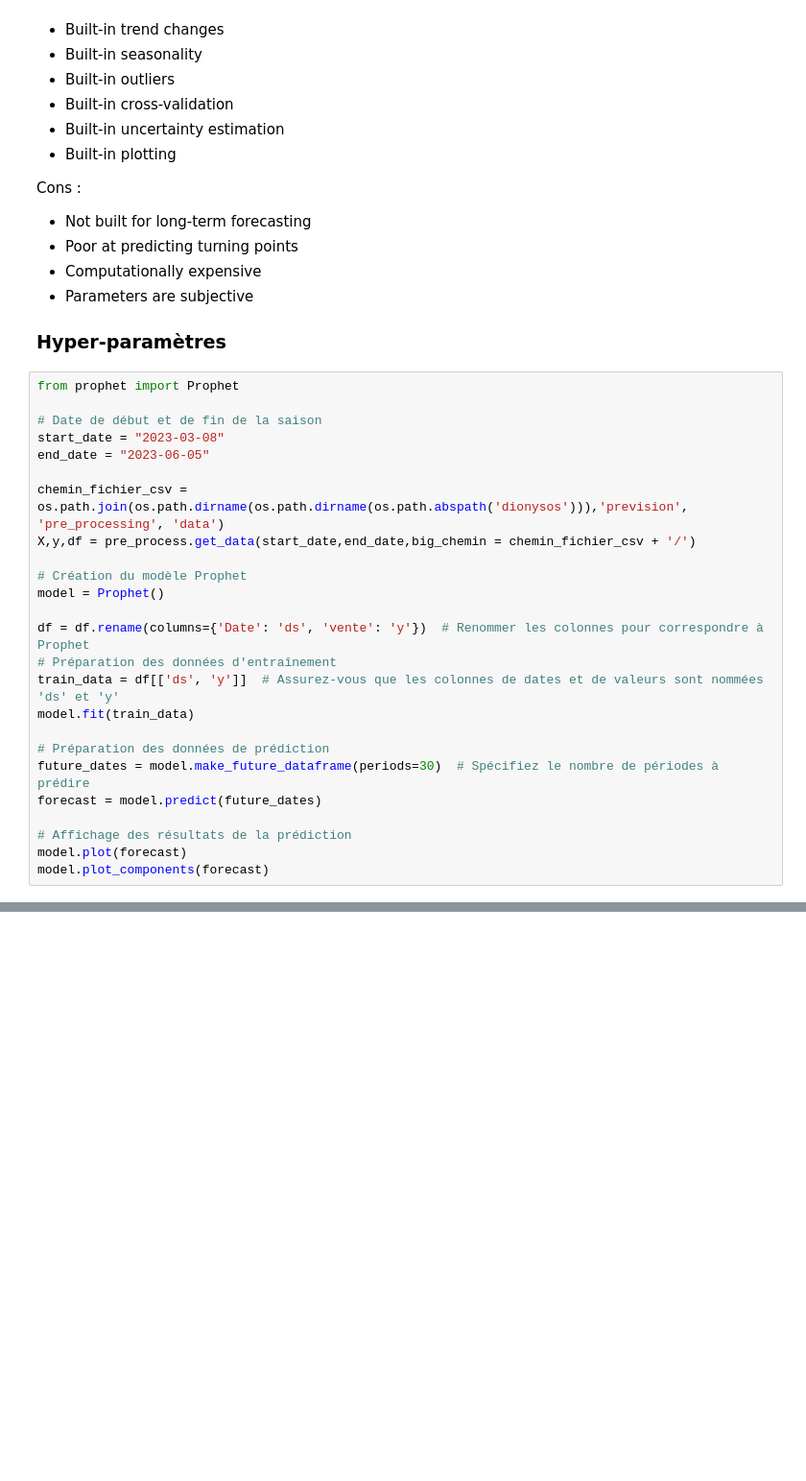
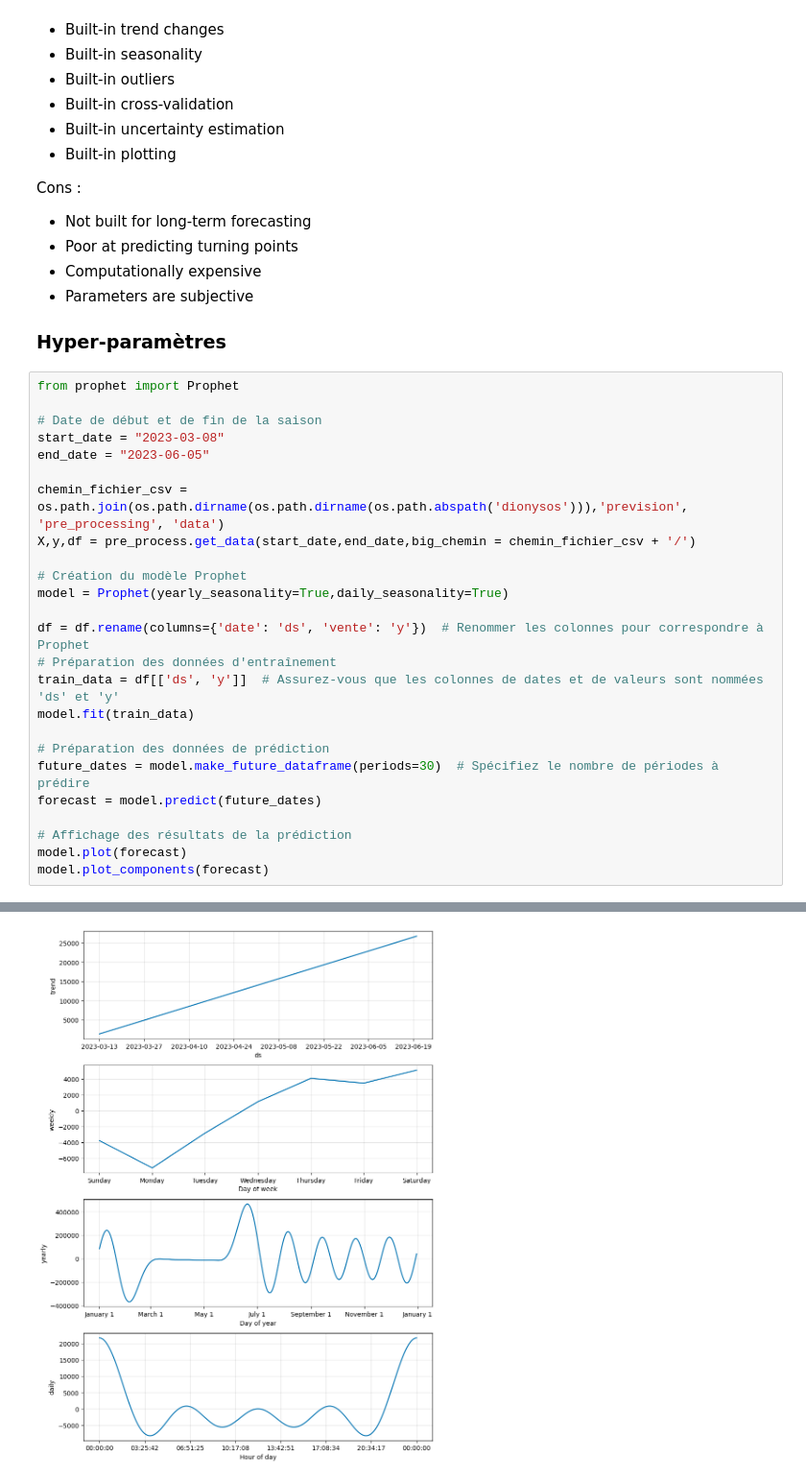
Before and after one commit to Last-Autumn-Leaf/dionysos, a Jupyter notebook: notebooks/prevision.ipynb, the cells around one changed output, grey strips where cells are left out. Shown at 96% size. Drawn from its saved outputs; the diff is of its cells as text; blank space fills up the shorter version.

```diff
--- a/notebooks/prevision.ipynb
+++ b/notebooks/prevision.ipynb
@@ -298,9 +296,9 @@ chemin_fichier_csv = os.path.join(os.path.dirname(os.path.dirname(os.path.abspat
 X,y,df = pre_process.get_data(start_date,end_date,big_chemin = chemin_fichier_csv + '/')
 
 # Création du modèle Prophet
-model = Prophet()
+model = Prophet(yearly_seasonality=True,daily_seasonality=True)
 
-df = df.rename(columns={'Date': 'ds', 'vente': 'y'})  # Renommer les colonnes pour correspondre à Prophet
+df = df.rename(columns={'date': 'ds', 'vente': 'y'})  # Renommer les colonnes pour correspondre à Prophet
 # Préparation des données d'entraînement
 train_data = df[['ds', 'y']]  # Assurez-vous que les colonnes de dates et de valeurs sont nommées 'ds' et 'y'
 model.fit(train_data)
@@ -316,0 +323 @@ NameError: name 'start_date' is not defined
+[figure, added]
```
Also changed, not shown: parts of 2 cells of this notebook, 14 other files.
